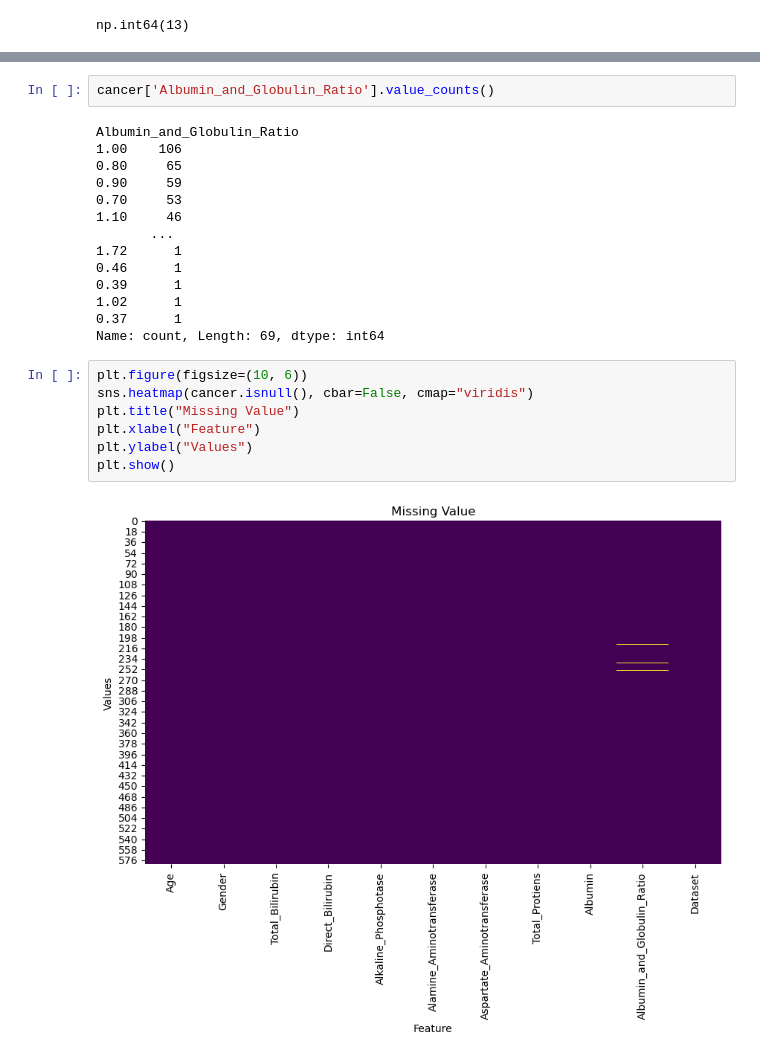
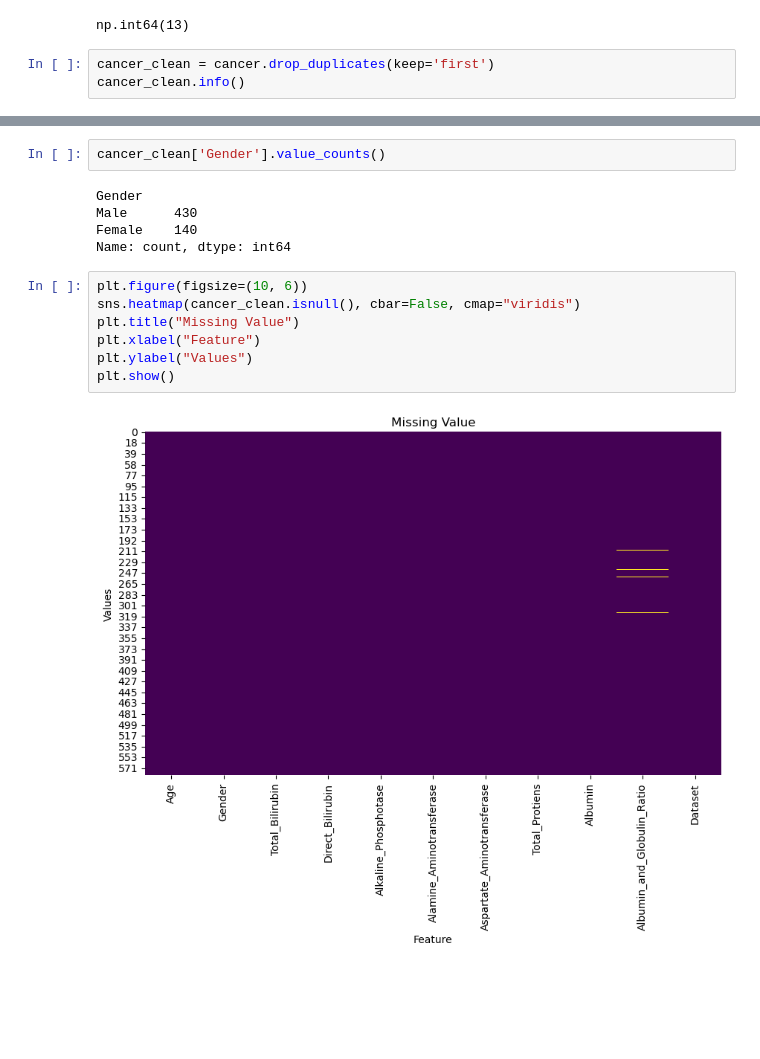
Before and after one commit to Karina-shih/cmse830_fds, a Jupyter notebook: livercancer.ipynb, the cells around one changed output, grey strips where cells are left out. Drawn from its saved outputs; the diff is of its cells as text; blank space fills up the shorter version.

```diff
--- a/livercancer.ipynb
+++ b/livercancer.ipynb
@@ -70,3 +73,6 @@ cancer.shape
 cancer.duplicated().sum()
 # %% [output]
 np.int64(13)
+# %%
+cancer_clean = cancer.drop_duplicates(keep='first')
+cancer_clean.info()
@@ -86,28 +111,19 @@ Albumin_and_Globulin_Ratio    4
 Dataset                       0
 dtype: int64
 # %%
-cancer['Albumin_and_Globulin_Ratio'].value_counts()
+cancer_clean['Gender'].value_counts()
 # %% [output]
-Albumin_and_Globulin_Ratio
-1.00    106
-0.80     65
-0.90     59
-0.70     53
-1.10     46
-       ...
-1.72      1
-0.46      1
-0.39      1
-1.02      1
-0.37      1
-Name: count, Length: 69, dtype: int64
+Gender
+Male      430
+Female    140
+Name: count, dtype: int64
 # %%
 plt.figure(figsize=(10, 6))
-sns.heatmap(cancer.isnull(), cbar=False, cmap="viridis")
+sns.heatmap(cancer_clean.isnull(), cbar=False, cmap="viridis")
 plt.title("Missing Value")
 plt.xlabel("Feature")
 plt.ylabel("Values")
 plt.show()
 # %% [output]
-[figure, old version]
+[figure, new version]
 # %%
```
Also changed, not shown: parts of 36 cells of this notebook, 4 other files.
